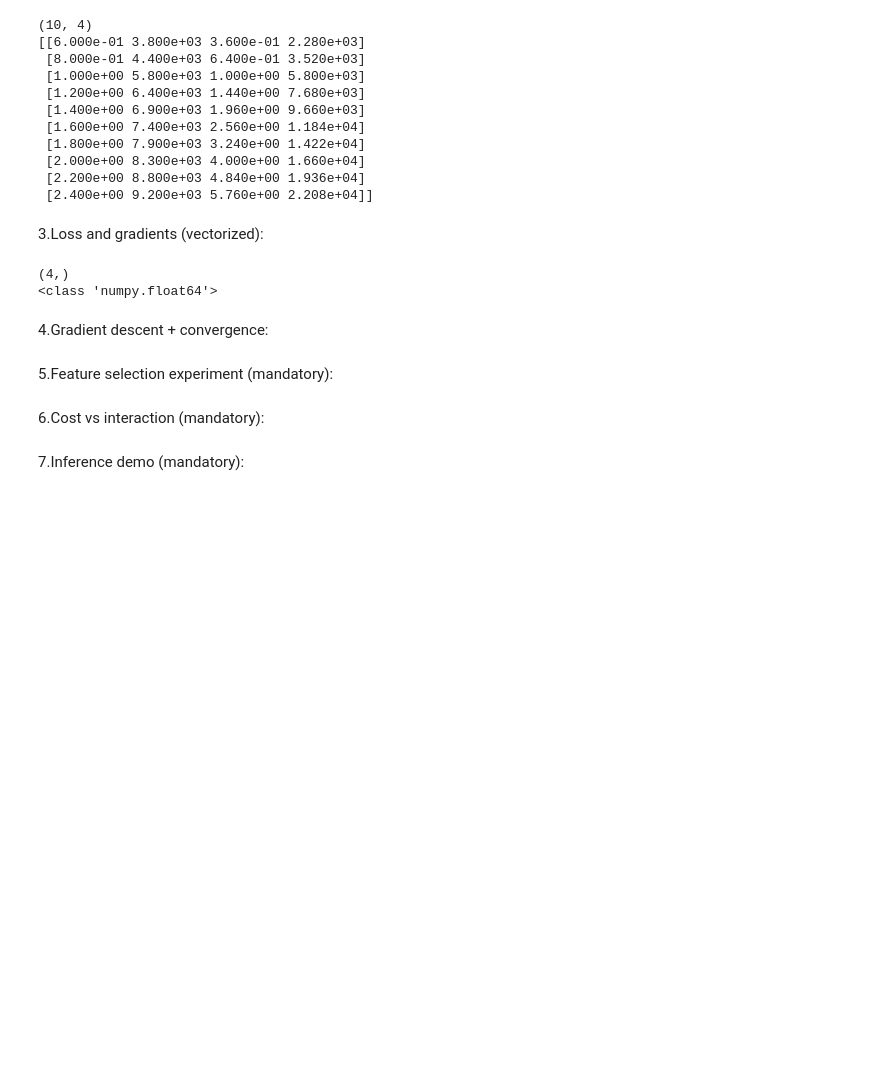
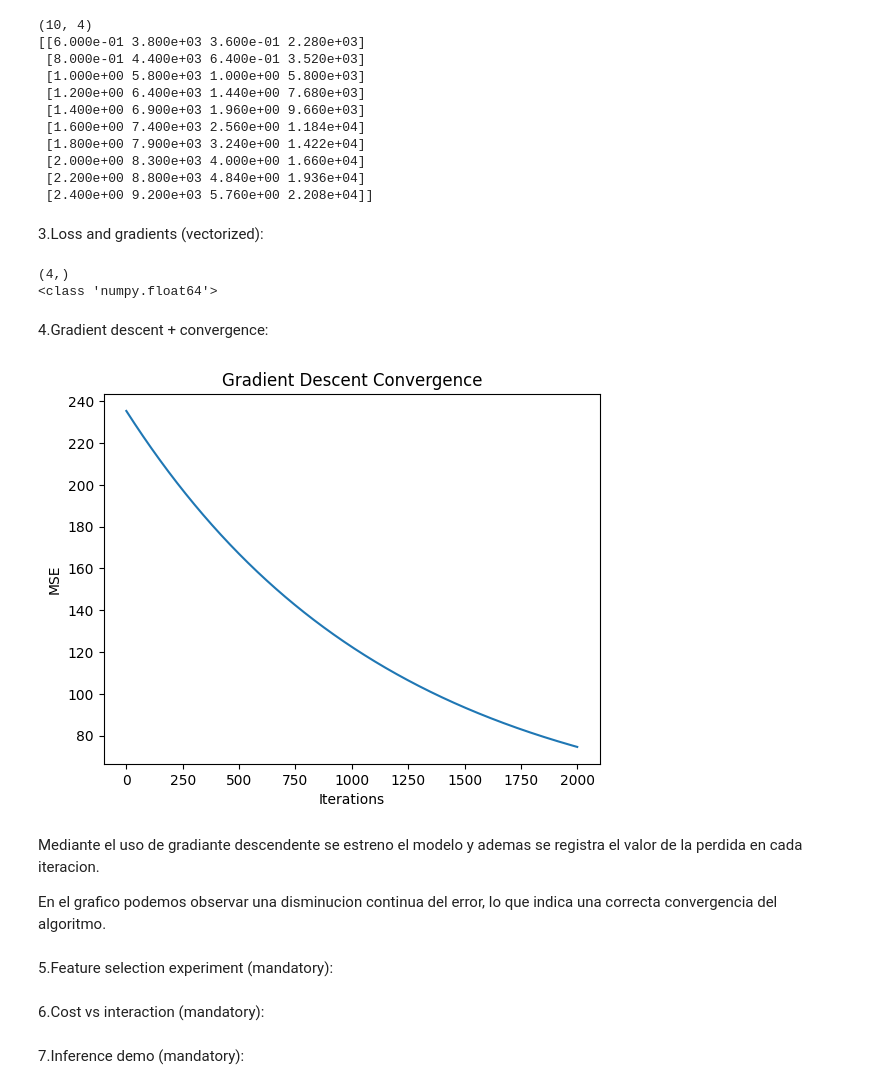
Before and after one commit to ders14028-bit/RodriguezDaniel-Regression_and_cloud_ready_AI_infrastructure, a Jupyter notebook: 02_part2_polyreg.ipynb, the cells around one changed output. Drawn from its saved outputs; the diff is of its cells as text; code cells hidden in the pictures; blank space fills up the shorter version.

```diff
--- a/02_part2_polyreg.ipynb
+++ b/02_part2_polyreg.ipynb
@@ -76,3 +93,15 @@ print(type(db))
+# %%
+plt.plot(losses)
+plt.xlabel("Iterations")
+plt.ylabel("MSE")
+plt.title("Gradient Descent Convergence")
+plt.show()
+# %% [output]
+[figure, added]
+# %% [markdown]
+Mediante el uso de gradiante descendente se estreno el modelo y ademas se registra el valor de la perdida en cada iteracion.
+
+En el grafico podemos observar una disminucion continua del error, lo que indica una correcta convergencia del algoritmo.
 # %% [markdown]
 5.Feature selection experiment (mandatory):
 # %% [markdown]
```
Also changed, not shown: parts of 1 cell of this notebook.
